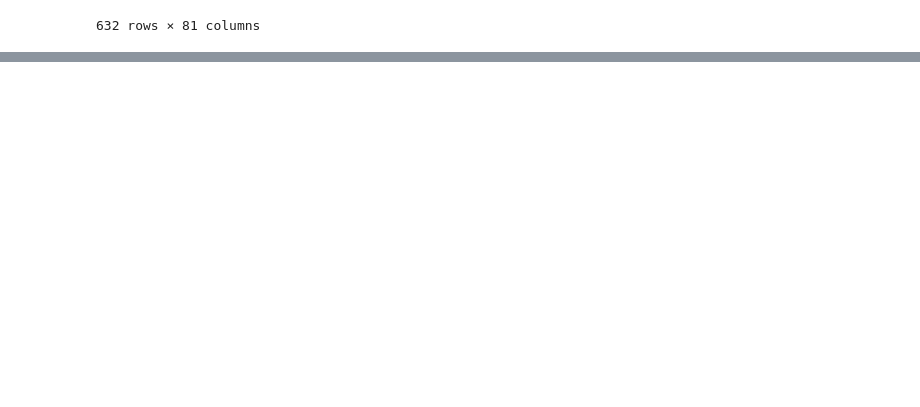
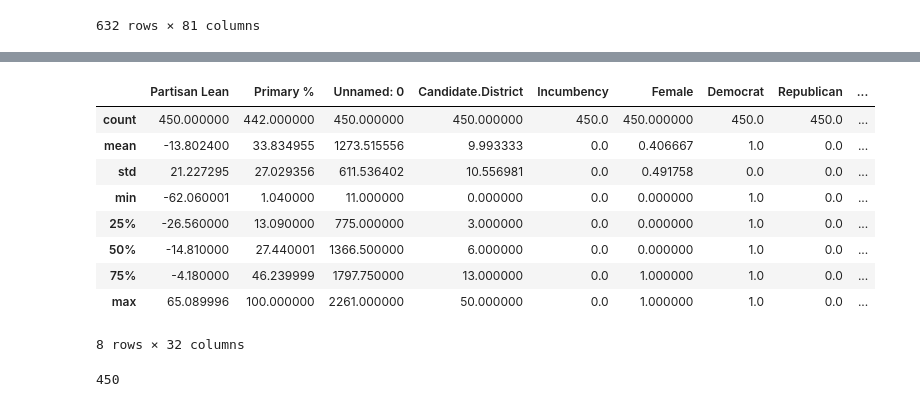
Before and after one commit to tetsu2001/102-project, a Jupyter notebook: carlos/carlos.ipynb, the cells around one changed output, grey strips where cells are left out. Saved outputs shown, nothing was run; the diff lists cells and outputs as text; code cells hidden in the pictures; blank space fills up the shorter version.

```diff
--- a/carlos/carlos.ipynb
+++ b/carlos/carlos.ipynb
@@ -276,0 +388,17 @@ inner_merged_df
+# %%
+merged_final_df.describe()
+# %% [output]
+|  | Partisan Lean | Primary % | Unnamed: 0 | Candidate.District | Incumbency | Female | Democrat | Republican | ... |
+| count | 450.000000 | 442.000000 | 450.000000 | 450.000000 | 450.0 | 450.000000 | 450.0 | 450.0 | ... |
+| mean | -13.802400 | 33.834955 | 1273.515556 | 9.993333 | 0.0 | 0.406667 | 1.0 | 0.0 | ... |
+| std | 21.227295 | 27.029356 | 611.536402 | 10.556981 | 0.0 | 0.491758 | 0.0 | 0.0 | ... |
+| min | -62.060001 | 1.040000 | 11.000000 | 0.000000 | 0.0 | 0.000000 | 1.0 | 0.0 | ... |
+| 25% | -26.560000 | 13.090000 | 775.000000 | 3.000000 | 0.0 | 0.000000 | 1.0 | 0.0 | ... |
+| 50% | -14.810000 | 27.440001 | 1366.500000 | 6.000000 | 0.0 | 0.000000 | 1.0 | 0.0 | ... |
+| 75% | -4.180000 | 46.239999 | 1797.750000 | 13.000000 | 0.0 | 1.000000 | 1.0 | 0.0 | ... |
+| max | 65.089996 | 100.000000 | 2261.000000 | 50.000000 | 0.0 | 1.000000 | 1.0 | 0.0 | ... |
+8 rows × 32 columns
+# %%
+len(merged_final_df)
+# %% [output]
+450
```
Also changed, not shown: parts of 18 cells of this notebook, 2 other files.
